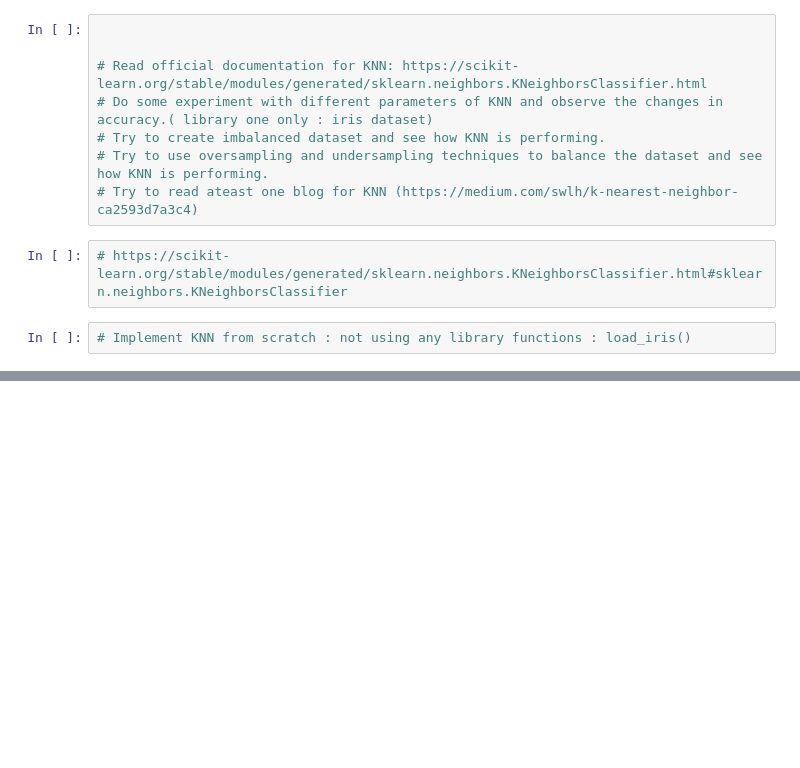
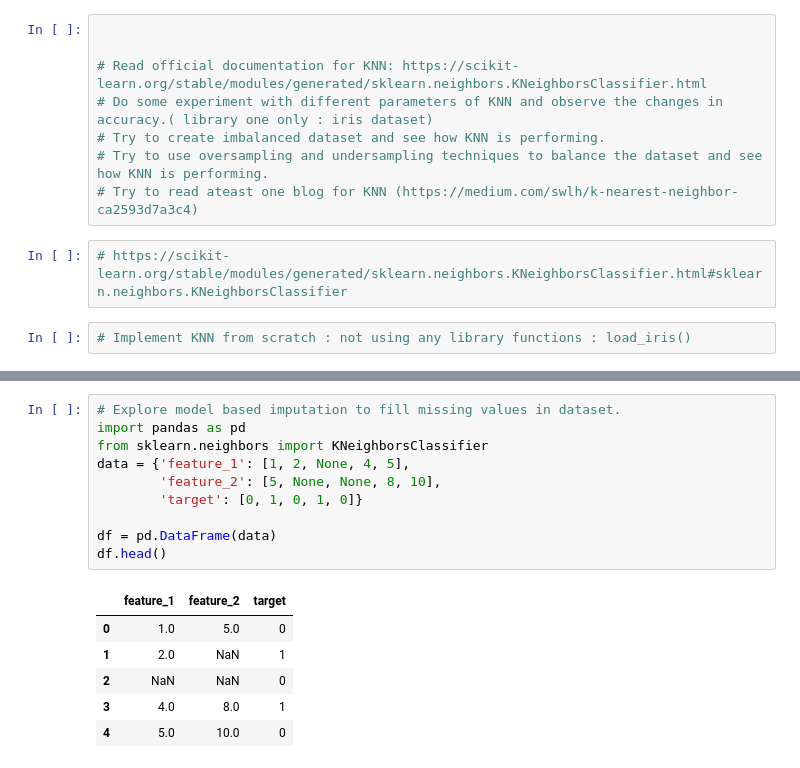
Before and after one commit to rahul8879/ai-ml-akila, a Jupyter notebook: machine_learning/01_knn.ipynb, the cells around one changed output, grey strips where cells are left out. Saved outputs shown, nothing was run; the diff lists cells and outputs as text; blank space fills up the shorter version.

```diff
--- a/machine_learning/01_knn.ipynb
+++ b/machine_learning/01_knn.ipynb
@@ -150,0 +186,17 @@ X_resampled, y_resampled = rus.fit_resample(X, y)
+# %%
+# Explore model based imputation to fill missing values in dataset.
+import pandas as pd
+from sklearn.neighbors import KNeighborsClassifier
+data = {'feature_1': [1, 2, None, 4, 5],
+        'feature_2': [5, None, None, 8, 10],
+        'target': [0, 1, 0, 1, 0]}
+
+df = pd.DataFrame(data)
+df.head()
+# %% [output]
+|  | feature_1 | feature_2 | target |
+| 0 | 1.0 | 5.0 | 0 |
+| 1 | 2.0 | NaN | 1 |
+| 2 | NaN | NaN | 0 |
+| 3 | 4.0 | 8.0 | 1 |
+| 4 | 5.0 | 10.0 | 0 |
```
Also changed, not shown: parts of 6 cells of this notebook.
